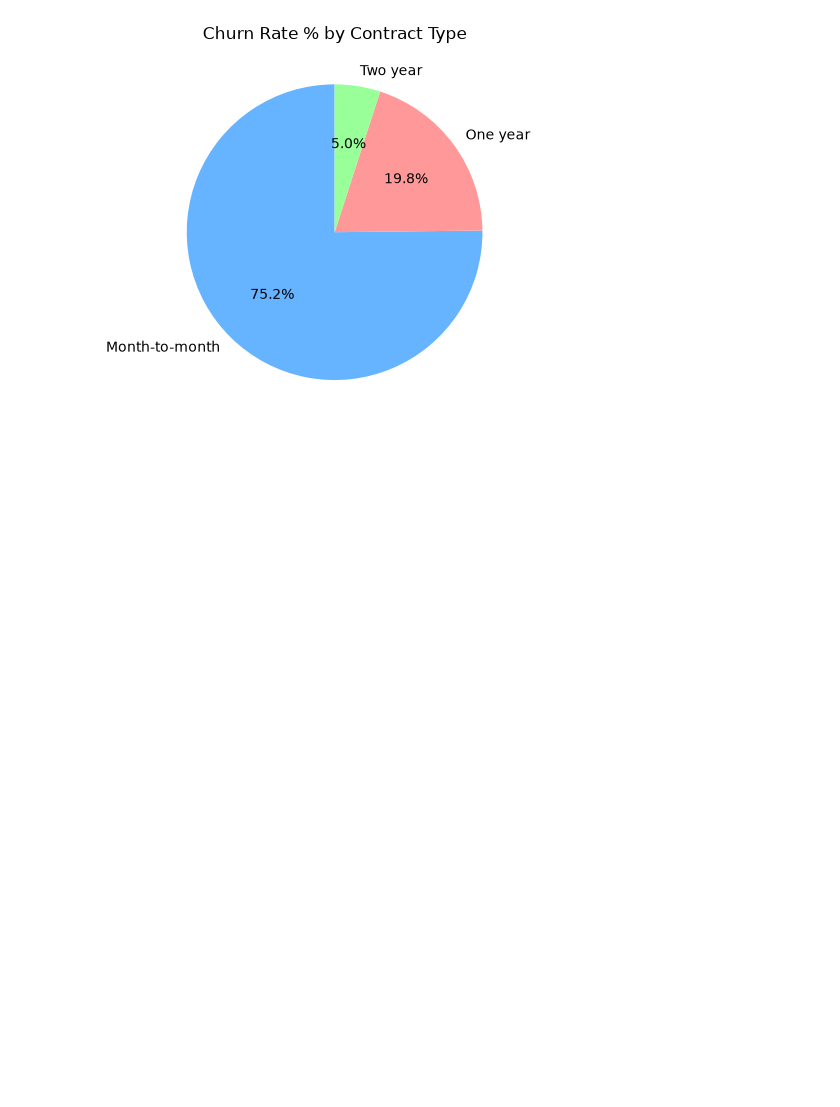
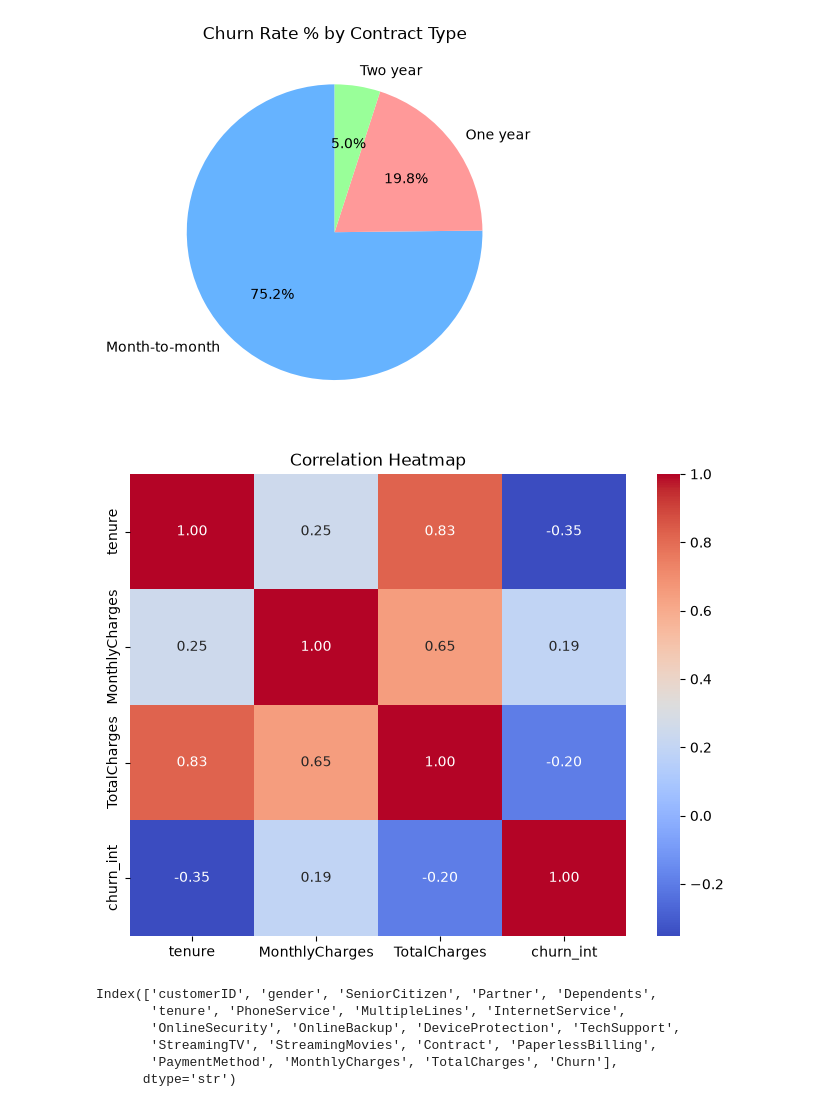
Before and after one commit to Puneet-Rana/Churnsense_Ai_ML, a Jupyter notebook: notebooks/01_eda.ipynb, the cells around one changed output. Cells and saved outputs as stored; diff of their text form; code cells hidden in the pictures; blank space fills up the shorter version.

```diff
--- a/notebooks/01_eda.ipynb
+++ b/notebooks/01_eda.ipynb
@@ -132,3 +133,23 @@ plt.title('Churn Rate % by Contract Type')
 plt.show()
 # %% [output]
 [figure]
+# %%
+df1= df.copy()
+# %%
+df1['churn_int'] = df1['Churn'].map({"Yes": 1 , "No": 0})
+corr= df1[['tenure','MonthlyCharges', 'TotalCharges', 'churn_int']]
+plt.figure(figsize=(8, 6))
+sns.heatmap(corr.corr(), annot=True, cmap='coolwarm', fmt='.2f')
+plt.title('Correlation Heatmap')
+plt.show()
+# %% [output]
+[figure, added]
+# %%
+df.columns
+# %% [output]
+Index(['customerID', 'gender', 'SeniorCitizen', 'Partner', 'Dependents',
+       'tenure', 'PhoneService', 'MultipleLines', 'InternetService',
+       'OnlineSecurity', 'OnlineBackup', 'DeviceProtection', 'TechSupport',
+       'StreamingTV', 'StreamingMovies', 'Contract', 'PaperlessBilling',
+       'PaymentMethod', 'MonthlyCharges', 'TotalCharges', 'Churn'],
+      dtype='str')
```
Also changed, not shown: parts of 1 cell of this notebook.
